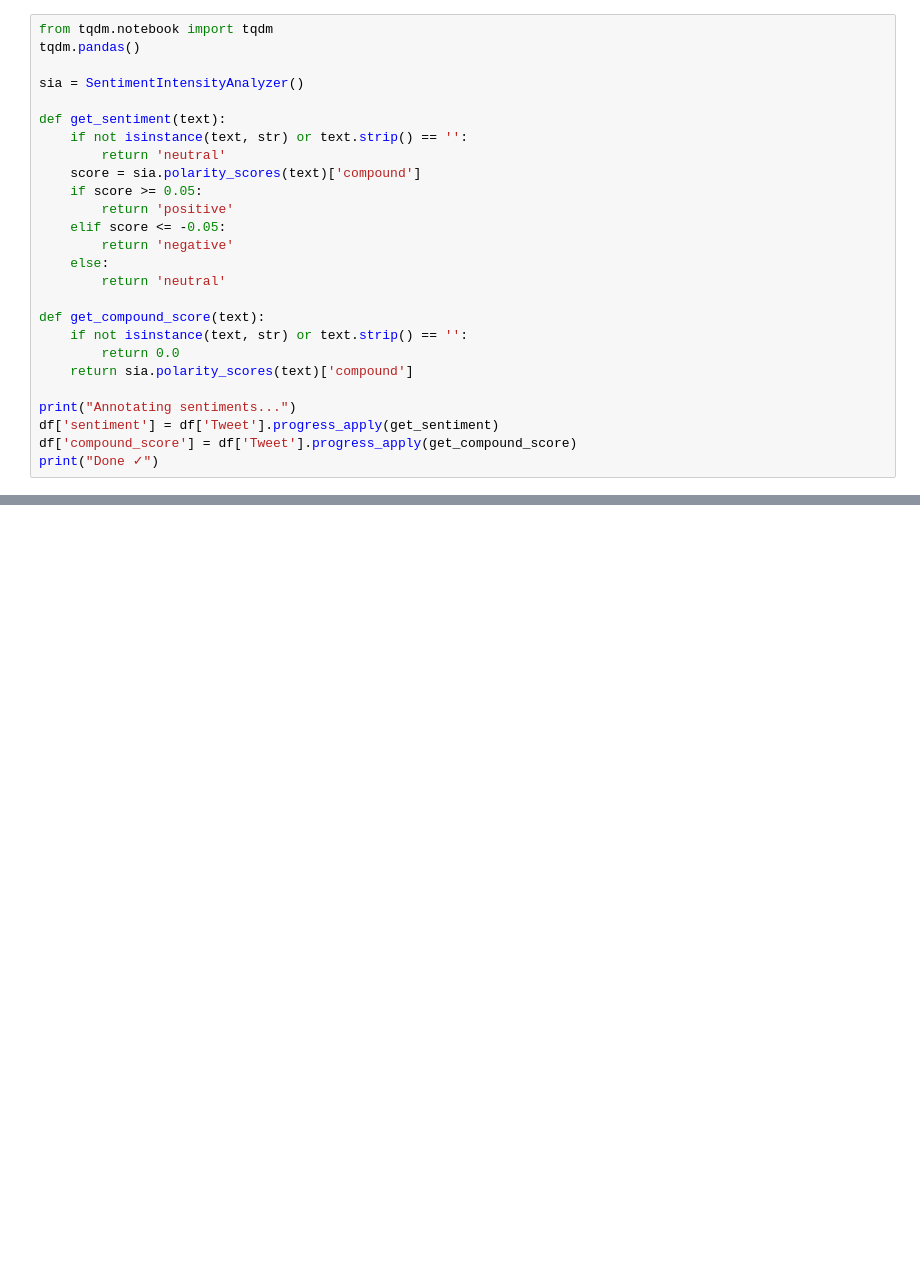
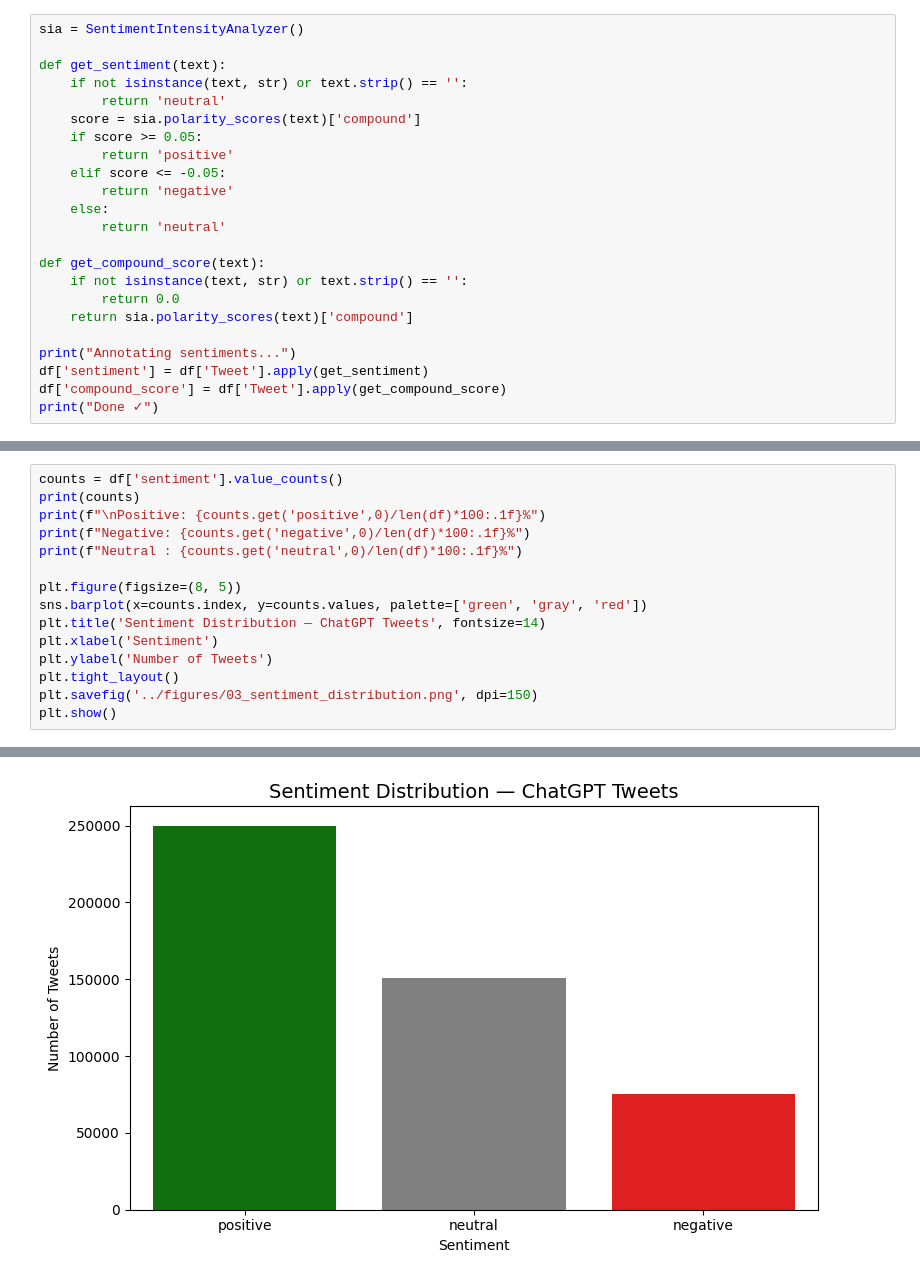
Before and after one commit to falkodz/TER, a Jupyter notebook: notebooks/03_sentiment_annotation.ipynb, the cells around one changed output, grey strips where cells are left out. Drawn from its saved outputs; the diff is of its cells as text; blank space fills up the shorter version.

```diff
--- a/notebooks/03_sentiment_annotation.ipynb
+++ b/notebooks/03_sentiment_annotation.ipynb
@@ -19,9 +24,6 @@ Shape: (478347, 13)
 | 1 | 1 | 2023-04-08 03:32:16+00:00 | Workshop Description: In this wor... | https://twitter.com/UniversityWeb... | UniversityWeb | 2013-01-13 20:18:16+00:00 | False | 9056.0 | 387.0 | ... |
 | 2 | 2 | 2023-04-08 03:32:05+00:00 | New Post at AiNewsDrop!\n\nChatGP... | https://twitter.com/AiNewsDrop/st... | AiNewsDrop | 2022-01-19 06:25:45+00:00 | False | 276.0 | 313.0 | ... |
 # %%
-from tqdm.notebook import tqdm
-tqdm.pandas()
-
 sia = SentimentIntensityAnalyzer()
 
 def get_sentiment(text):
@@ -41,8 +43,8 @@ def get_compound_score(text):
     return sia.polarity_scores(text)['compound']
 
 print("Annotating sentiments...")
-df['sentiment'] = df['Tweet'].progress_apply(get_sentiment)
-df['compound_score'] = df['Tweet'].progress_apply(get_compound_score)
+df['sentiment'] = df['Tweet'].apply(get_sentiment)
+df['compound_score'] = df['Tweet'].apply(get_compound_score)
 print("Done ✓")
 # %% [output]
 Annotating sentiments...
@@ -49,0 +52,16 @@ Done ✓
+# %%
+counts = df['sentiment'].value_counts()
+print(counts)
+print(f"\nPositive: {counts.get('positive',0)/len(df)*100:.1f}%")
+print(f"Negative: {counts.get('negative',0)/len(df)*100:.1f}%")
+print(f"Neutral : {counts.get('neutral',0)/len(df)*100:.1f}%")
+
+plt.figure(figsize=(8, 5))
+sns.barplot(x=counts.index, y=counts.values, palette=['green', 'gray', 'red'])
+plt.title('Sentiment Distribution — ChatGPT Tweets', fontsize=14)
+plt.xlabel('Sentiment')
+plt.ylabel('Number of Tweets')
+plt.tight_layout()
+plt.savefig('../figures/03_sentiment_distribution.png', dpi=150)
+plt.show()
+# %% [output]
@@ -49,0 +80 @@ Done ✓
+[figure, added]
```
Also changed, not shown: parts of 4 cells of this notebook, 6 other files.
